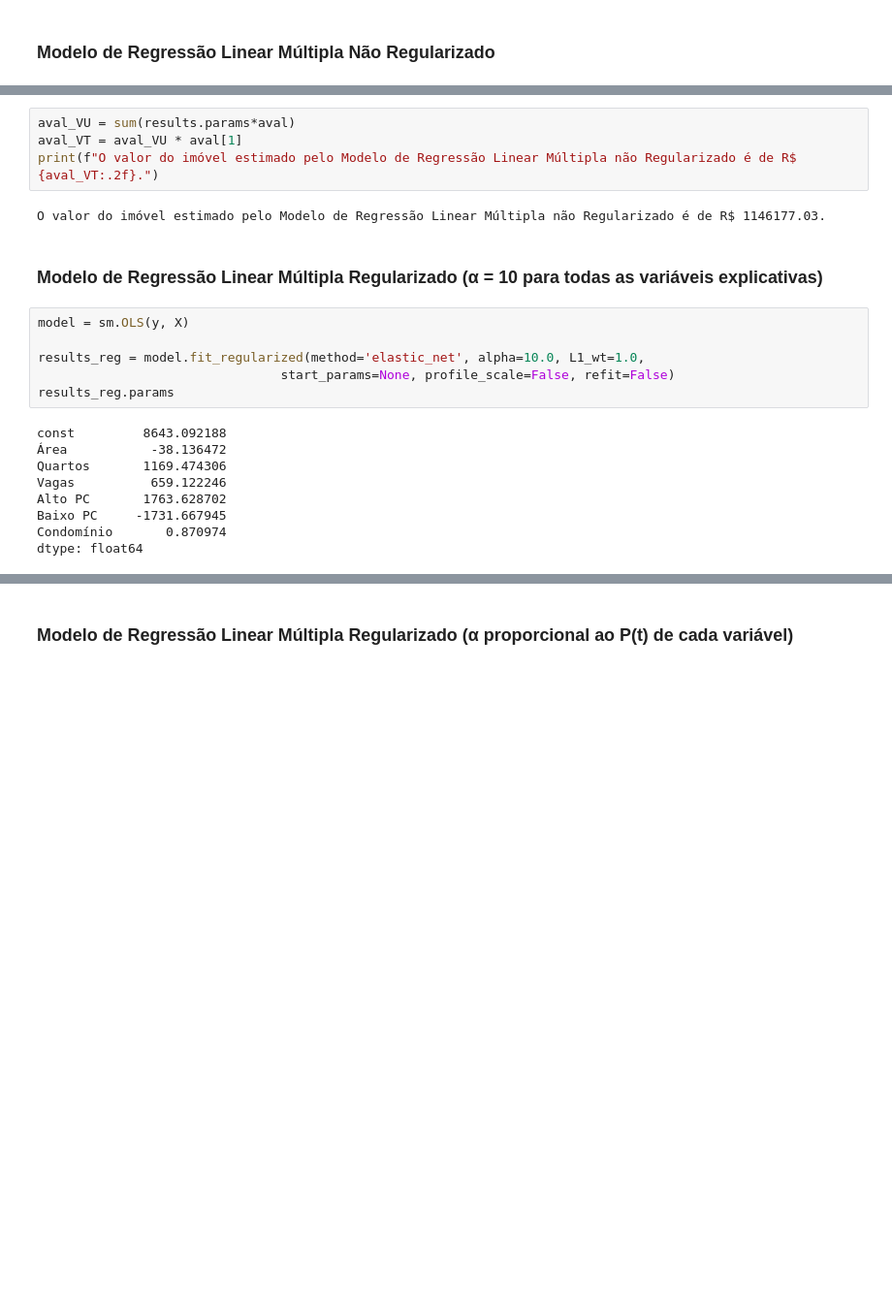
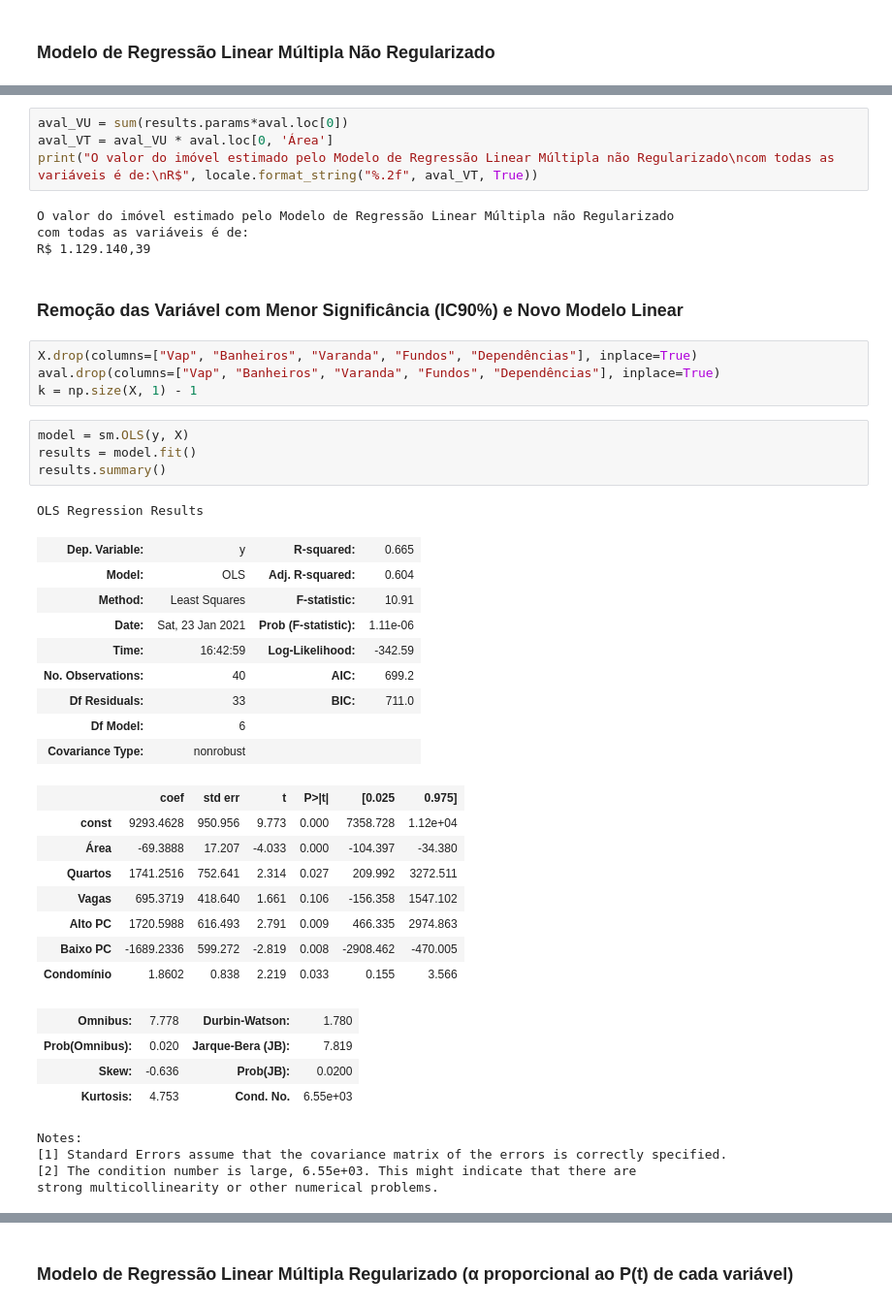
Before and after one commit to hstojal/Avaliacao_Imobiliaria_por_Regressao_Linear, a Jupyter notebook: notebook/modelos_de_regressao_v02.ipynb, the cells around one changed output, grey strips where cells are left out. Shown: that part at 97% size. Cells and saved outputs as stored; diff of their text form; blank space fills up the shorter version.

Commit message:
Explanation to independent variables graphics and removals

```diff
--- a/notebook/modelos_de_regressao_v02.ipynb
+++ b/notebook/modelos_de_regressao_v02.ipynb
@@ -112,25 +132,47 @@ Notes:
 strong multicollinearity or other numerical problems.
 # %%
-aval_VU = sum(results.params*aval)
-aval_VT = aval_VU * aval[1]
-print(f"O valor do imóvel estimado pelo Modelo de Regressão Linear Múltipla não Regularizado é de R$ {aval_VT:.2f}.")
+aval_VU = sum(results.params*aval.loc[0])
+aval_VT = aval_VU * aval.loc[0, 'Área']
+print("O valor do imóvel estimado pelo Modelo de Regressão Linear Múltipla não Regularizado\ncom todas as variáveis é de:\nR$", locale.format_string("%.2f", aval_VT, True))
 # %% [output]
-O valor do imóvel estimado pelo Modelo de Regressão Linear Múltipla não Regularizado é de R$ 1146177.03.
+O valor do imóvel estimado pelo Modelo de Regressão Linear Múltipla não Regularizado
+com todas as variáveis é de:
+R$ 1.129.140,39
-# %% [markdown]
-### Modelo de Regressão Linear Múltipla Regularizado (α = 10 para todas as variáveis explicativas)
-# %%
-model = sm.OLS(y, X)
-
-results_reg = model.fit_regularized(method='elastic_net', alpha=10.0, L1_wt=1.0,
-                                start_params=None, profile_scale=False, refit=False)
-results_reg.params
-# %% [output]
-const         8643.092188
-Área           -38.136472
-Quartos       1169.474306
-Vagas          659.122246
-Alto PC       1763.628702
-Baixo PC     -1731.667945
-Condomínio       0.870974
-dtype: float64
+# %% [markdown]
+### Remoção das Variável com Menor Significância (IC90%) e Novo Modelo Linear
+# %%
+X.drop(columns=["Vap", "Banheiros", "Varanda", "Fundos", "Dependências"], inplace=True)
+aval.drop(columns=["Vap", "Banheiros", "Varanda", "Fundos", "Dependências"], inplace=True)
+k = np.size(X, 1) - 1
+# %%
+model = sm.OLS(y, X)
+results = model.fit()
+results.summary()
+# %% [output]
+OLS Regression Results
+| Dep. Variable: | y | R-squared: | 0.665 |
+| Model: | OLS | Adj. R-squared: | 0.604 |
+| Method: | Least Squares | F-statistic: | 10.91 |
+| Date: | Sat, 23 Jan 2021 | Prob (F-statistic): | 1.11e-06 |
+| Time: | 16:42:59 | Log-Likelihood: | -342.59 |
+| No. Observations: | 40 | AIC: | 699.2 |
+| Df Residuals: | 33 | BIC: | 711.0 |
+| Df Model: | 6 |  |  |
+| Covariance Type: | nonrobust |  |  |
+|  | coef | std err | t | P>|t| | [0.025 | 0.975] |
+| const | 9293.4628 | 950.956 | 9.773 | 0.000 | 7358.728 | 1.12e+04 |
+| Área | -69.3888 | 17.207 | -4.033 | 0.000 | -104.397 | -34.380 |
+| Quartos | 1741.2516 | 752.641 | 2.314 | 0.027 | 209.992 | 3272.511 |
+| Vagas | 695.3719 | 418.640 | 1.661 | 0.106 | -156.358 | 1547.102 |
+| Alto PC | 1720.5988 | 616.493 | 2.791 | 0.009 | 466.335 | 2974.863 |
+| Baixo PC | -1689.2336 | 599.272 | -2.819 | 0.008 | -2908.462 | -470.005 |
+| Condomínio | 1.8602 | 0.838 | 2.219 | 0.033 | 0.155 | 3.566 |
+| Omnibus: | 7.778 | Durbin-Watson: | 1.780 |
+| Prob(Omnibus): | 0.020 | Jarque-Bera (JB): | 7.819 |
+| Skew: | -0.636 | Prob(JB): | 0.0200 |
+| Kurtosis: | 4.753 | Cond. No. | 6.55e+03 |
+Notes:
+[1] Standard Errors assume that the covariance matrix of the errors is correctly specified.
+[2] The condition number is large, 6.55e+03. This might indicate that there are
+strong multicollinearity or other numerical problems.
 # %%
```
Also changed, not shown: parts of 20 cells of this notebook, 1 other file.
